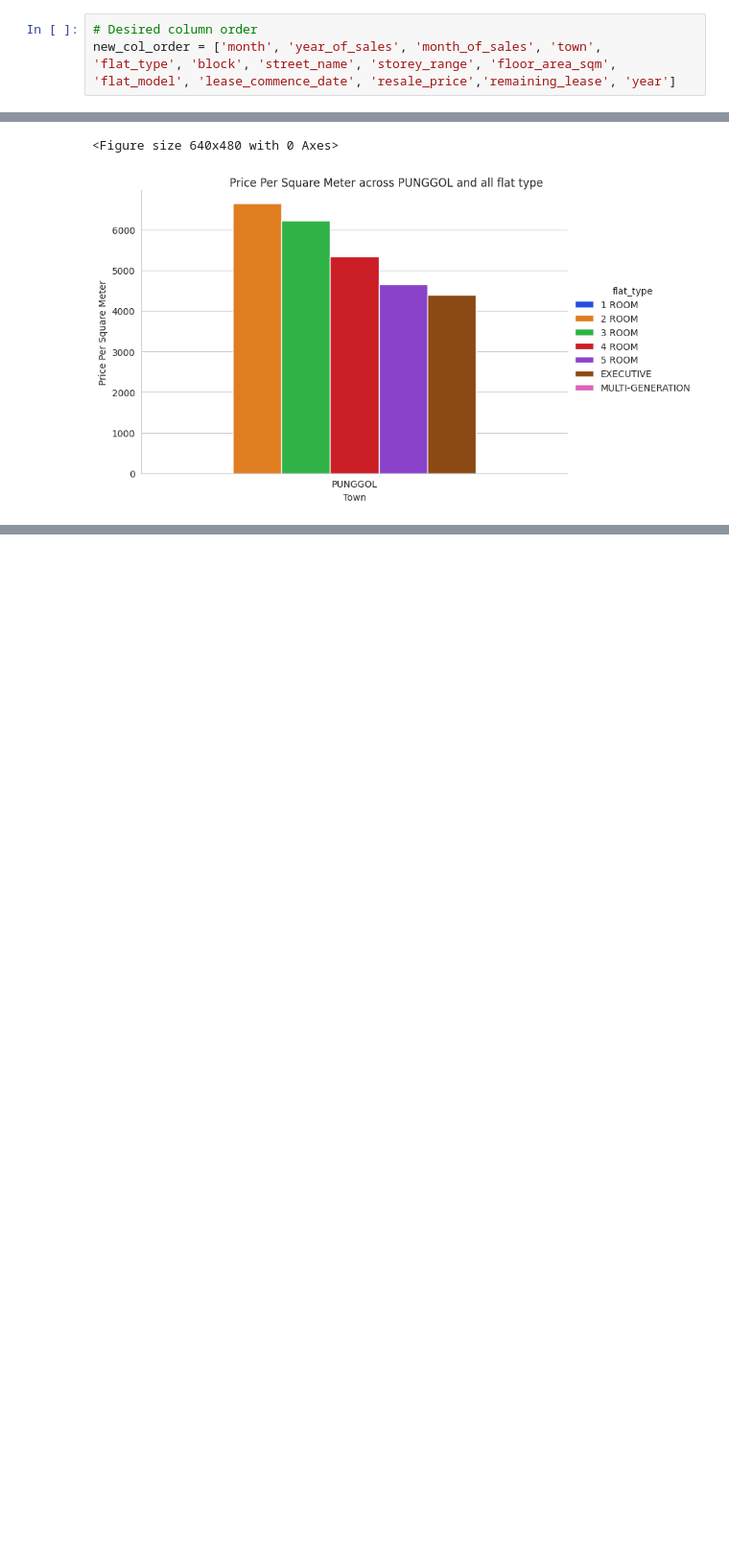
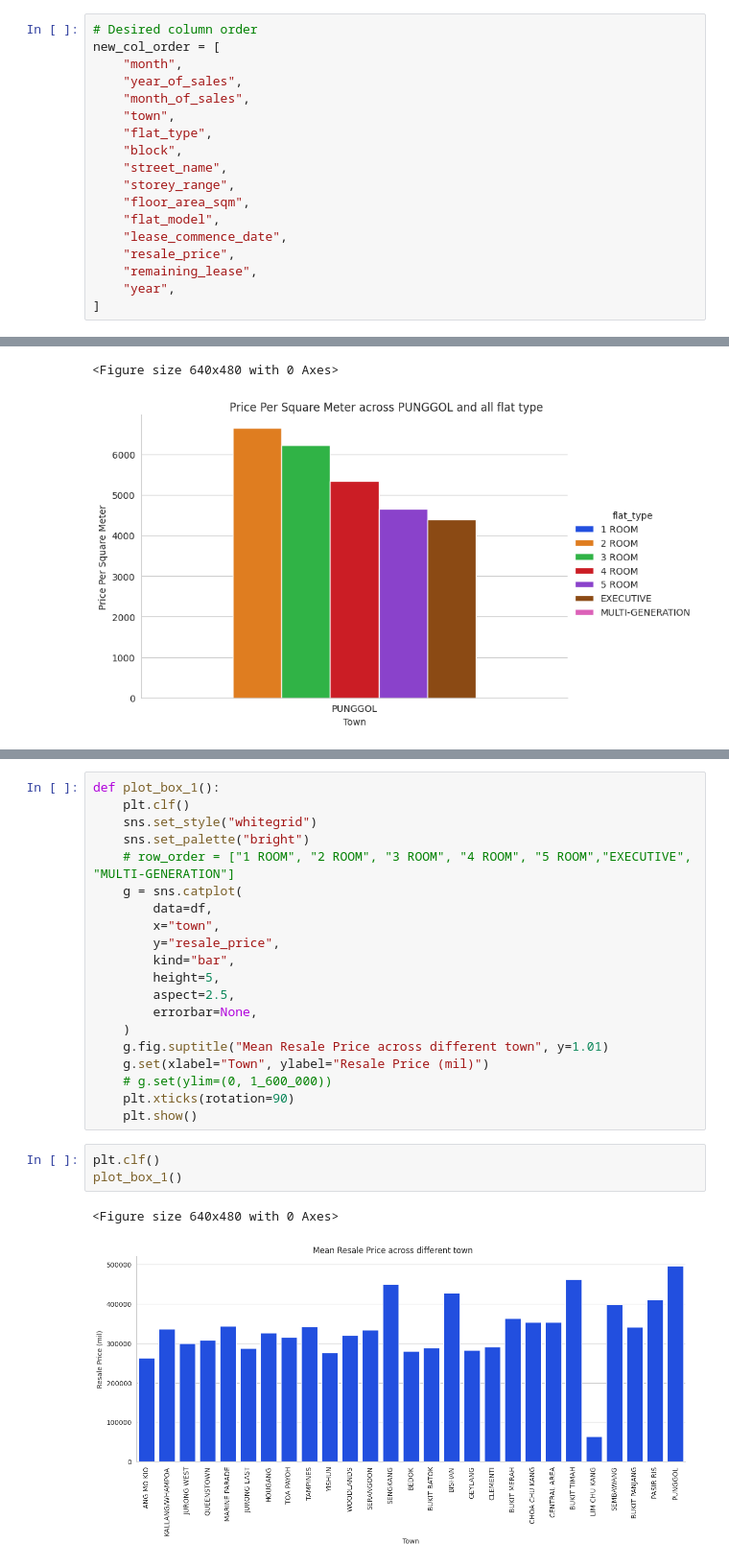
Before and after one commit to BlueSpirit1993/hdb_resale_chat_bot, a Jupyter notebook: notebooks/Boon_Kee/BK-hdb.ipynb, the cells around one changed output, grey strips where cells are left out. Shown at 96% size. Drawn from its saved outputs; the diff is of its cells as text; blank space fills up the shorter version.

Commit message:
EDA work and added model file

```diff
--- a/notebooks/Boon_Kee/BK-hdb.ipynb
+++ b/notebooks/Boon_Kee/BK-hdb.ipynb
@@ -10,7 +37,22 @@ df["year_of_sales"] = df["month"].dt.year
 df["month_of_sales"] = df["month"].dt.month
 # %%
 # Desired column order
-new_col_order = ['month', 'year_of_sales', 'month_of_sales', 'town', 'flat_type', 'block', 'street_name', 'storey_range', 'floor_area_sqm', 'flat_model', 'lease_commence_date', 'resale_price','remaining_lease', 'year']
+new_col_order = [
+    "month",
+    "year_of_sales",
+    "month_of_sales",
+    "town",
+    "flat_type",
+    "block",
+    "street_name",
+    "storey_range",
+    "floor_area_sqm",
+    "flat_model",
+    "lease_commence_date",
+    "resale_price",
+    "remaining_lease",
+    "year",
+]
 # %%
 # Reorder the columns
 df = df[new_col_order]
@@ -110,0 +405,26 @@ plot_sqm_3("PUNGGOL")
+# %%
+def plot_box_1():
+    plt.clf()
+    sns.set_style("whitegrid")
+    sns.set_palette("bright")
+    # row_order = ["1 ROOM", "2 ROOM", "3 ROOM", "4 ROOM", "5 ROOM","EXECUTIVE", "MULTI-GENERATION"]
+    g = sns.catplot(
+        data=df,
+        x="town",
+        y="resale_price",
+        kind="bar",
+        height=5,
+        aspect=2.5,
+        errorbar=None,
+    )
+    g.fig.suptitle("Mean Resale Price across different town", y=1.01)
+    g.set(xlabel="Town", ylabel="Resale Price (mil)")
+    # g.set(ylim=(0, 1_600_000))
+    plt.xticks(rotation=90)
+    plt.show()
+# %%
+plt.clf()
+plot_box_1()
+# %% [output]
+<Figure size 640x480 with 0 Axes>
+[figure, added]
```
Also changed, not shown: parts of 36 cells of this notebook, 1 other file.
